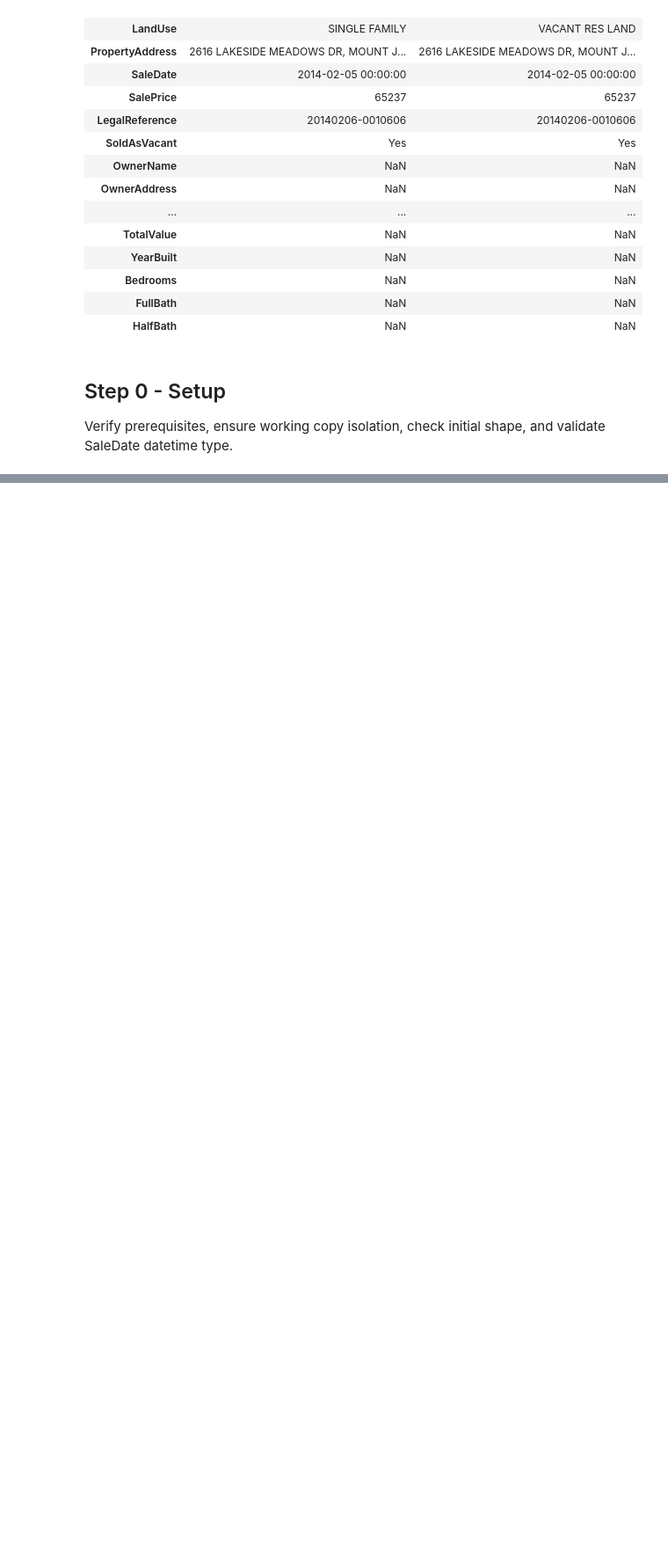
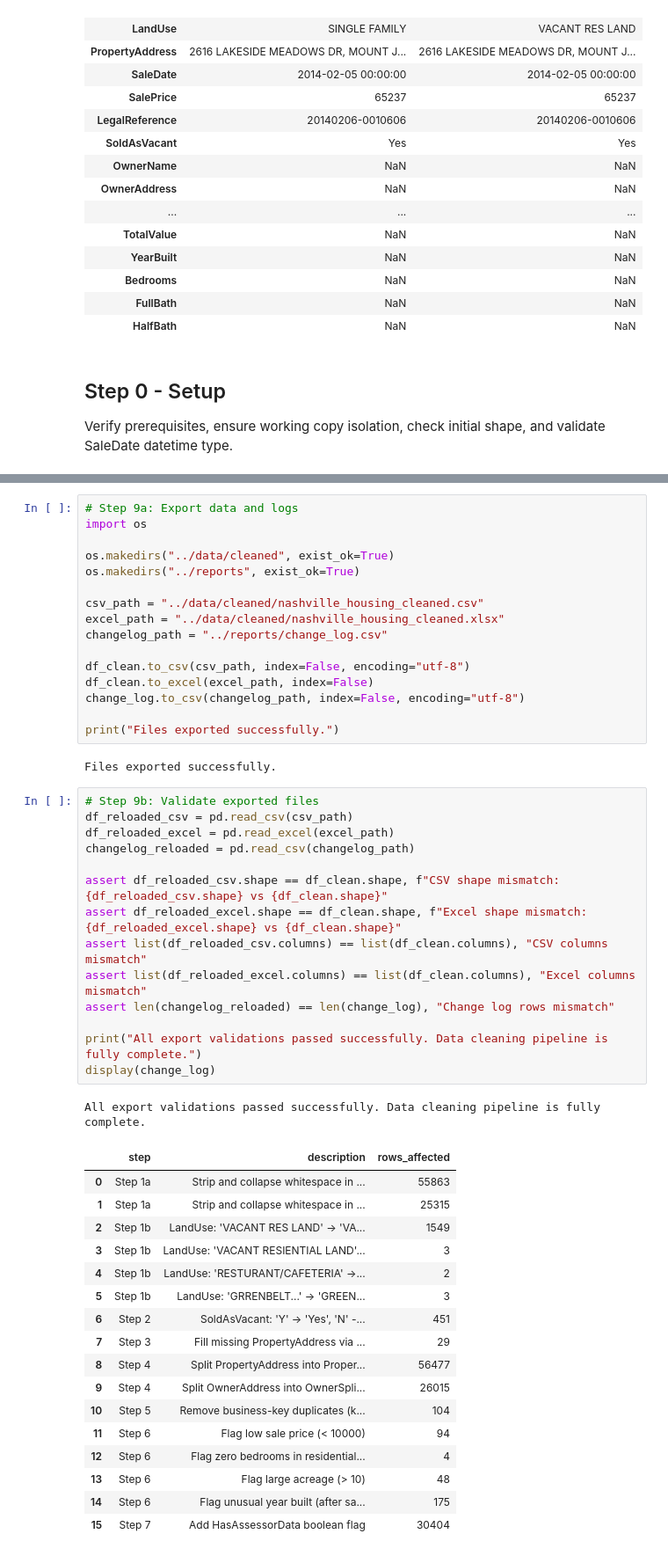
Before and after one commit to MahdiYaqobi/nashville-housing-cleaning, a Jupyter notebook: notebooks/01_cleaning.ipynb, the cells around one changed output, grey strips where cells are left out. Shown at 88% size. Drawn from its saved outputs; the diff is of its cells as text; blank space fills up the shorter version.

```diff
--- a/notebooks/01_cleaning.ipynb
+++ b/notebooks/01_cleaning.ipynb
@@ -225,0 +802,51 @@ Step 0 Setup assertions passed successfully.
+# %%
+# Step 9a: Export data and logs
+import os
+
+os.makedirs("../data/cleaned", exist_ok=True)
+os.makedirs("../reports", exist_ok=True)
+
+csv_path = "../data/cleaned/nashville_housing_cleaned.csv"
+excel_path = "../data/cleaned/nashville_housing_cleaned.xlsx"
+changelog_path = "../reports/change_log.csv"
+
+df_clean.to_csv(csv_path, index=False, encoding="utf-8")
+df_clean.to_excel(excel_path, index=False)
+change_log.to_csv(changelog_path, index=False, encoding="utf-8")
+
+print("Files exported successfully.")
+# %% [output]
+Files exported successfully.
+# %%
+# Step 9b: Validate exported files
+df_reloaded_csv = pd.read_csv(csv_path)
+df_reloaded_excel = pd.read_excel(excel_path)
+changelog_reloaded = pd.read_csv(changelog_path)
+
+assert df_reloaded_csv.shape == df_clean.shape, f"CSV shape mismatch: {df_reloaded_csv.shape} vs {df_clean.shape}"
+assert df_reloaded_excel.shape == df_clean.shape, f"Excel shape mismatch: {df_reloaded_excel.shape} vs {df_clean.shape}"
+assert list(df_reloaded_csv.columns) == list(df_clean.columns), "CSV columns mismatch"
+assert list(df_reloaded_excel.columns) == list(df_clean.columns), "Excel columns mismatch"
+assert len(changelog_reloaded) == len(change_log), "Change log rows mismatch"
+
+print("All export validations passed successfully. Data cleaning pipeline is fully complete.")
+display(change_log)
+# %% [output]
+All export validations passed successfully. Data cleaning pipeline is fully complete.
+|  | step | description | rows_affected |
+| 0 | Step 1a | Strip and collapse whitespace in ... | 55863 |
+| 1 | Step 1a | Strip and collapse whitespace in ... | 25315 |
+| 2 | Step 1b | LandUse: 'VACANT RES LAND' -> 'VA... | 1549 |
+| 3 | Step 1b | LandUse: 'VACANT RESIENTIAL LAND'... | 3 |
+| 4 | Step 1b | LandUse: 'RESTURANT/CAFETERIA' ->... | 2 |
+| 5 | Step 1b | LandUse: 'GRRENBELT...' -> 'GREEN... | 3 |
+| 6 | Step 2 | SoldAsVacant: 'Y' -> 'Yes', 'N' -... | 451 |
+| 7 | Step 3 | Fill missing PropertyAddress via ... | 29 |
+| 8 | Step 4 | Split PropertyAddress into Proper... | 56477 |
+| 9 | Step 4 | Split OwnerAddress into OwnerSpli... | 26015 |
+| 10 | Step 5 | Remove business-key duplicates (k... | 104 |
+| 11 | Step 6 | Flag low sale price (< 10000) | 94 |
+| 12 | Step 6 | Flag zero bedrooms in residential... | 4 |
+| 13 | Step 6 | Flag large acreage (> 10) | 48 |
+| 14 | Step 6 | Flag unusual year built (after sa... | 175 |
+| 15 | Step 7 | Add HasAssessorData boolean flag | 30404 |
```
Also changed, not shown: parts of 32 cells of this notebook.
